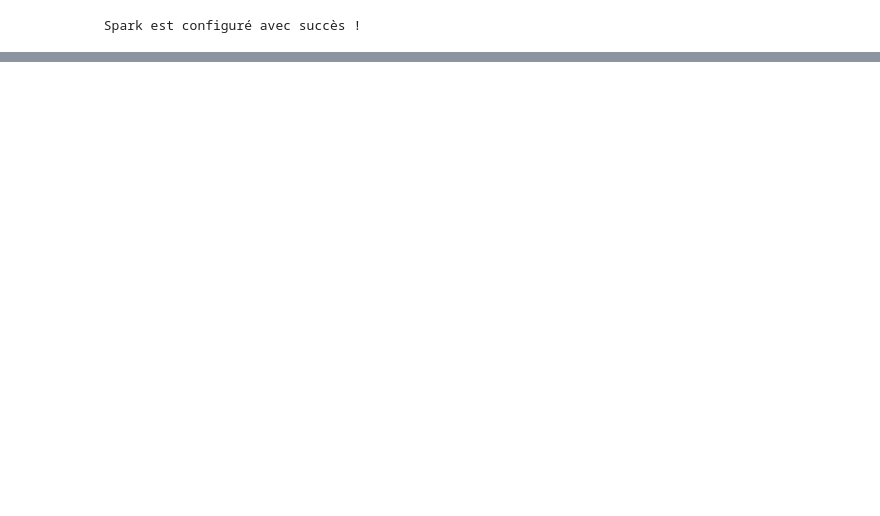
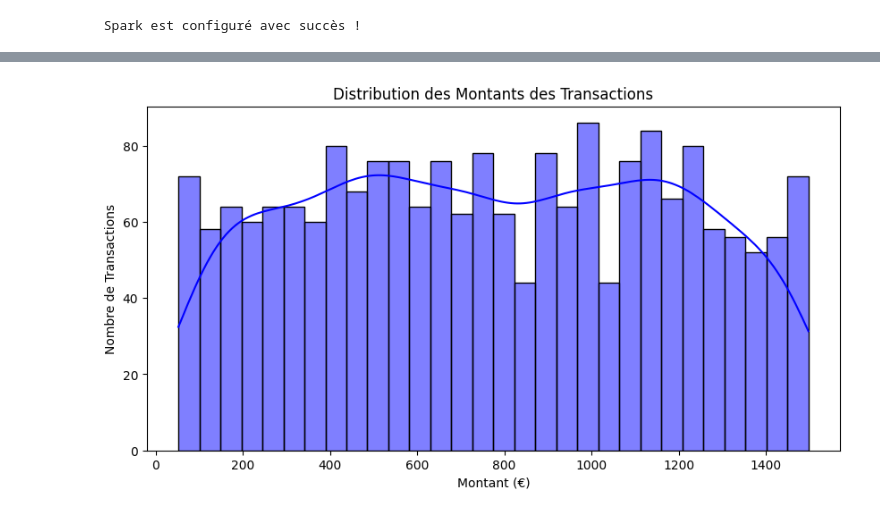
Before and after one commit to Tariik7/BIGDATALABS, a Jupyter notebook: spark1.ipynb, the cells around one changed output, grey strips where cells are left out. Drawn from its saved outputs; the diff is of its cells as text; code cells hidden in the pictures; blank space fills up the shorter version.

```diff
--- a/spark1.ipynb
+++ b/spark1.ipynb
@@ -109,0 +166,14 @@ only showing top 5 rows
+# %%
+from pyspark.sql import SparkSession
+
+mongo_uri = "mongodb+srv://tarik-keof:Tarik-079@cluster0.uizffiv.mongodb.net/BankDB.transactions"
+
+spark = SparkSession.builder \
+    .appName("MongoDBIntegration") \
+    .config("spark.jars.packages", "org.mongodb.spark:mongo-spark-connector_2.12:10.3.0") \
+    .config("spark.sql.extensions", "org.mongodb.spark.sql.MongoSparkSessionExtension") \
+    .config("spark.mongodb.read.connection.uri", mongo_uri) \
+    .config("spark.mongodb.write.connection.uri", mongo_uri) \
+    .getOrCreate()
+
+print("Spark prêt avec MongoDB")
@@ -109,0 +200,3 @@ only showing top 5 rows
+# %%
+df_atlas = spark.read.format("mongodb").load()
+df_atlas.show(5)
@@ -109,0 +313,16 @@ only showing top 5 rows
+# %%
+import matplotlib.pyplot as plt
+import seaborn as sns
+
+# Sélection et conversion
+df_pandas = df_atlas.select("Transaction Amount").toPandas()
+
+# Visualisation
+plt.figure(figsize=(10, 5))
+sns.histplot(df_pandas["Transaction Amount"], bins=30, kde=True, color="blue")
+plt.title("Distribution des Montants des Transactions")
+plt.xlabel("Montant (€)")
+plt.ylabel("Nombre de Transactions")
+plt.show()
+# %% [output]
+[figure, added]
```
Also changed, not shown: parts of 29 cells of this notebook.
